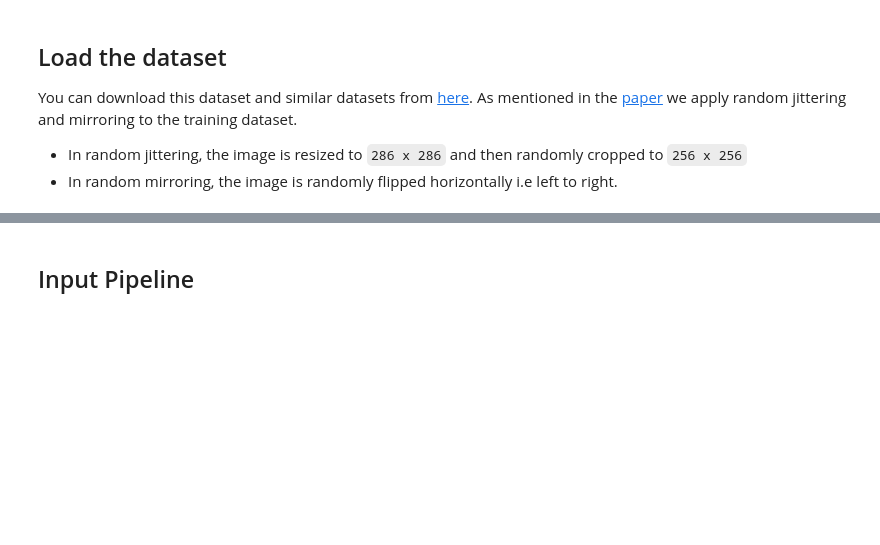
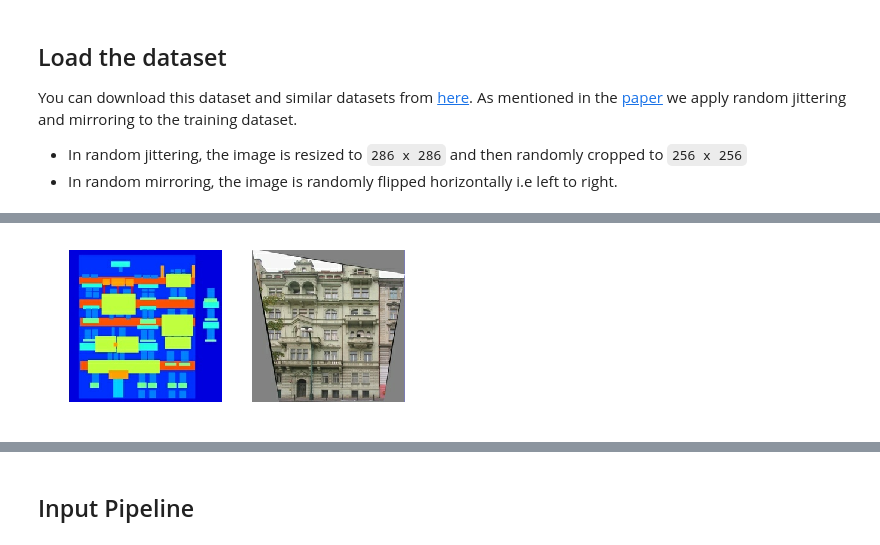
Before and after one commit to ManuelKugelmann/collabtf2.0, a Jupyter notebook: Copy_of_pix2pix.ipynb, the cells around one changed output, grey strips where cells are left out. Drawn from its saved outputs; the diff is of its cells as text; code cells hidden in the pictures; blank space fills up the shorter version.

```diff
--- a/Copy_of_pix2pix.ipynb
+++ b/Copy_of_pix2pix.ipynb
@@ -181,3 +150,19 @@ tf.Tensor(256, shape=(), dtype=int32)
+# %%
+@eager
+def test_load():
+  global inp, re
+  inp, re = load(PATH+'train/100.jpg')
+  plt.figure(figsize=(6, 6))
+  plt.subplot(1, 2, 1)
+  plt.imshow(inp/255.0)
+  plt.axis('off')
+  plt.subplot(1, 2, 2)
+  plt.imshow(re/255.0)
+  plt.axis('off')
+
+test_load()
+# %% [output]
+[figure, added]
 # %%
 def resize(input_image, real_image, height, width):
   input_image = tf.image.resize_images(input_image, [height, width],
```
Also changed, not shown: parts of 16 cells of this notebook.
